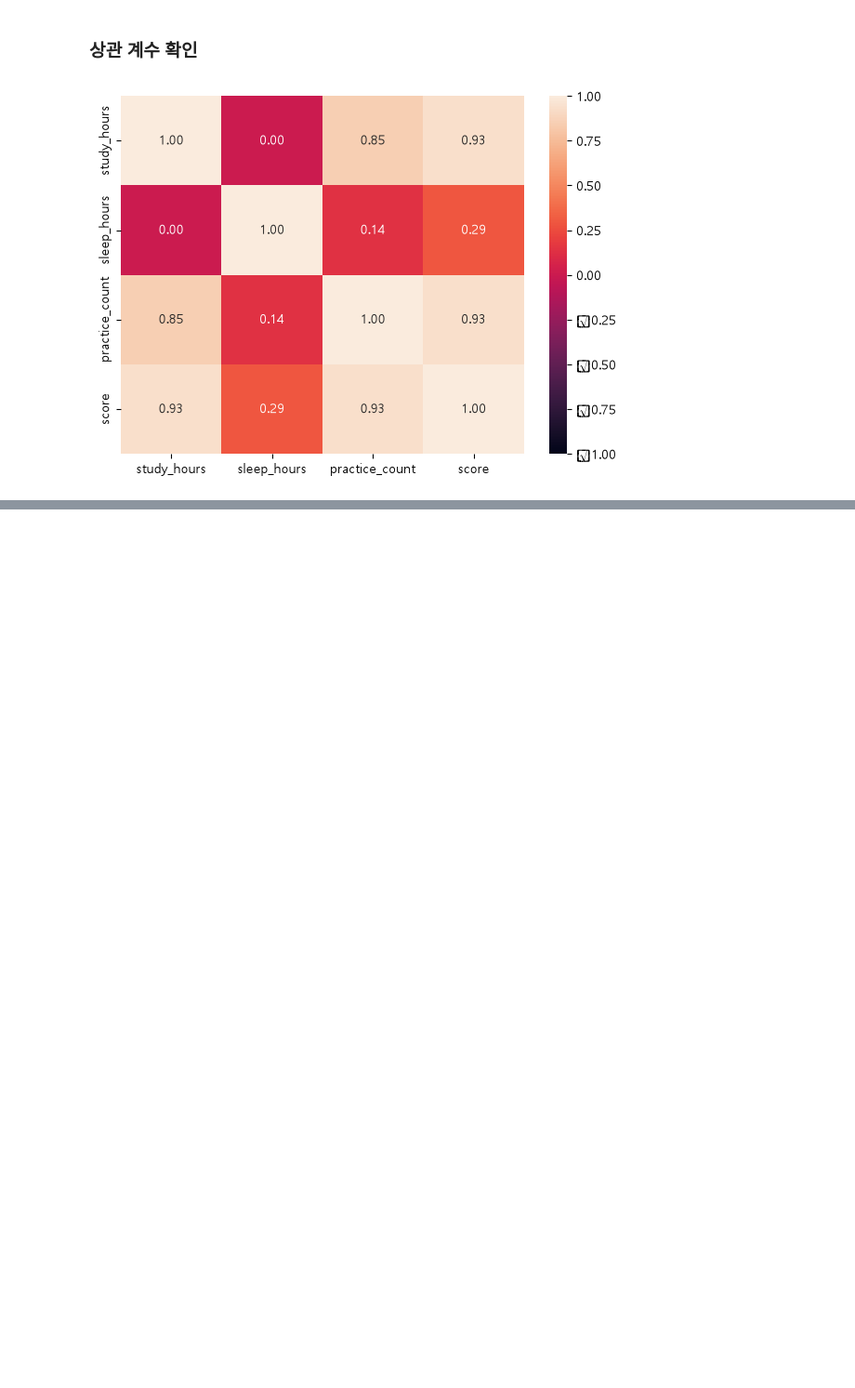
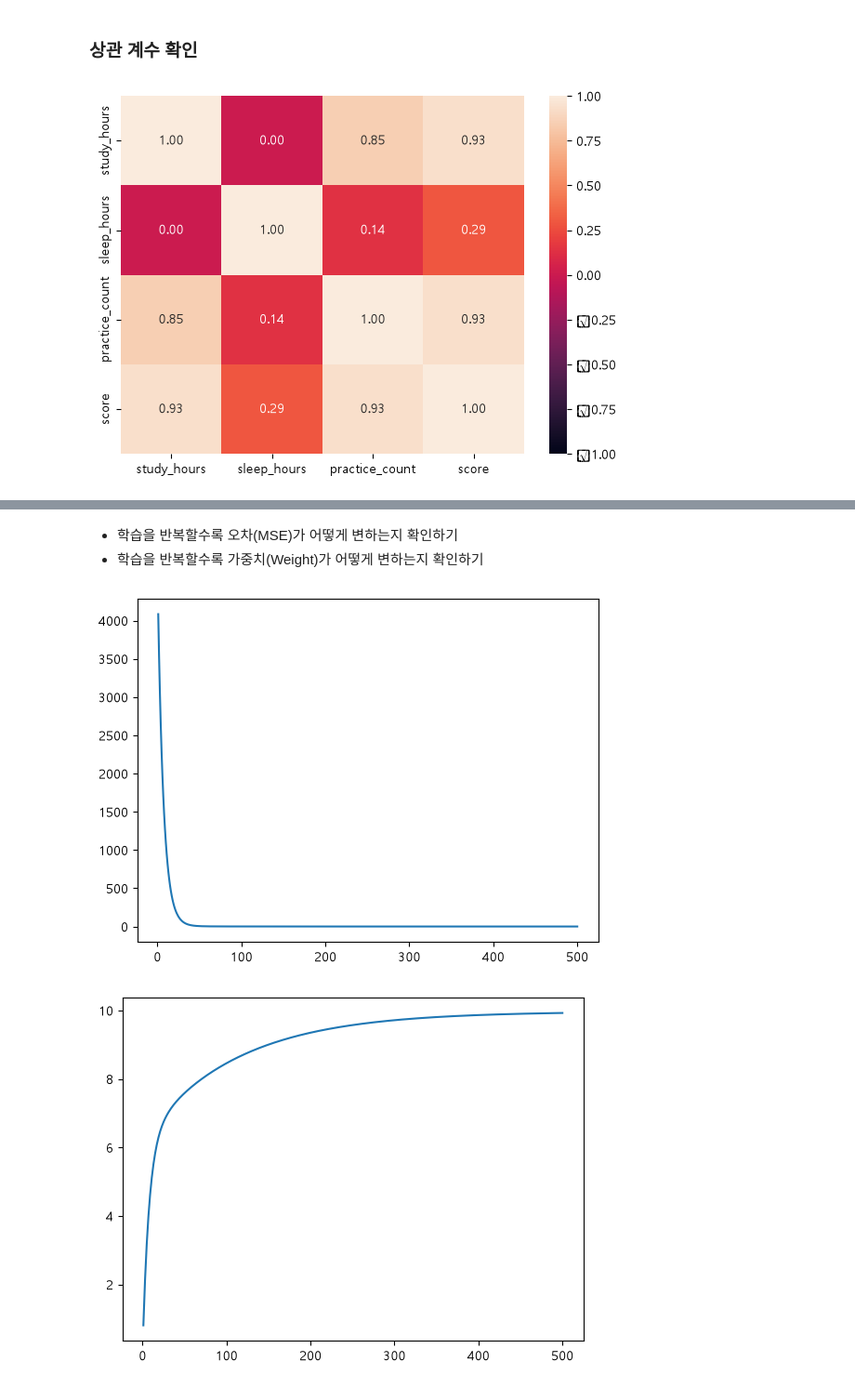
Before and after one commit to gpdus2101/kt-ml, a Jupyter notebook: 03_ml.ipynb, the cells around one changed output, grey strips where cells are left out. Shown at 93% size. Drawn from its saved outputs; the diff is of its cells as text; code cells hidden in the pictures; blank space fills up the shorter version.

```diff
--- a/03_ml.ipynb
+++ b/03_ml.ipynb
@@ -417,0 +701,22 @@ plt.show()
+# %%
+from sklearn.linear_model import SGDRegressor
+
+sgd = SGDRegressor(
+    loss="squared_error",       # 손실 함수 지정(MSE)
+    learning_rate="constant",   # 학습률 조정: 일정하게 학습(constant)
+    eta0=0.01,                  # 초기 학습률 -> earning_rate="constant"이므로 학습률을 0.01로 계속 유지 / 즉, 사용할 학습률의 값
+    max_iter=3000,              # 최대 Epoch 횟수
+    random_state=42             # 난수 발생 seed
+)
+
+# 표준화된 학습 데이터(70%)로 모델 학습
+sgd.fit(X_train_scaled, y_train)
+
+# 표준화된 테스트 데이터(30%)로 모델 예측
+sgd_pred = sgd.predict(X_test_scaled)
+
+# 모델 평가
+# 학습에 사용하지 않은 데이터를 얼마나 잘 예측하는지 확인하는 과정
+print(f"MAE: {mean_absolute_error(y_test, sgd_pred):.4f}")
+print(f"MSE: {mean_squared_error(y_test, sgd_pred):.4f}")
+print(f"R2: {r2_score(y_test, sgd_pred):.4f}")
@@ -417,0 +778,28 @@ plt.show()
+# %% [markdown]
+- 학습을 반복할수록 오차(MSE)가 어떻게 변하는지 확인하기
+- 학습을 반복할수록 가중치(Weight)가 어떻게 변하는지 확인하기
+# %%
+# 1. 손실곡선
+# X = epoch
+# Y = mse
+# Epoch에 따른 MSE의 변화 나타내는 선 그래프
+# - 초반에 MSE가 크게 감소한다면 오차가 빠르게 줄어들고 있다는 뜻
+# - 뒤로 갈수록 그래프가 완만해진다면 오차 감소 폭이 작아지고 있다는 뜻
+# - 일정한 수준에서 유지된다면 학습이 수렴하는 상태일 수 있음
+# 참고로 SGD는 학습 과정에 무작위성이 있기 때문에 MSE가 매번 반드시 감소하는 것은 아님. 조금씩 오르내릴 수도 있음.
+plt.plot(
+    history_df["epoch"],
+    history_df["mse"]
+)
+plt.show()
+
+# 2. 가중치 변화 그래프
+# w1 가중치 변화 차트
+plt.plot(
+    history_df["epoch"],
+    history_df["w1"],
+)
+plt.show()
+# %% [output]
+[figure, added]
+[figure, added]
```
Also changed, not shown: parts of 28 cells of this notebook.
